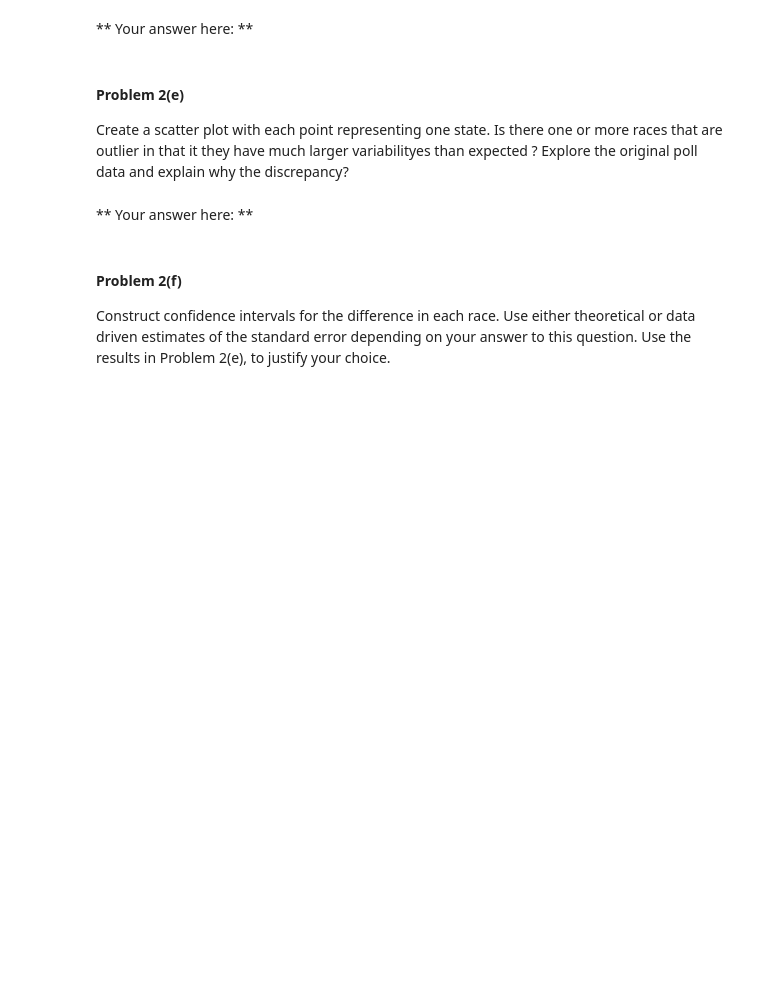
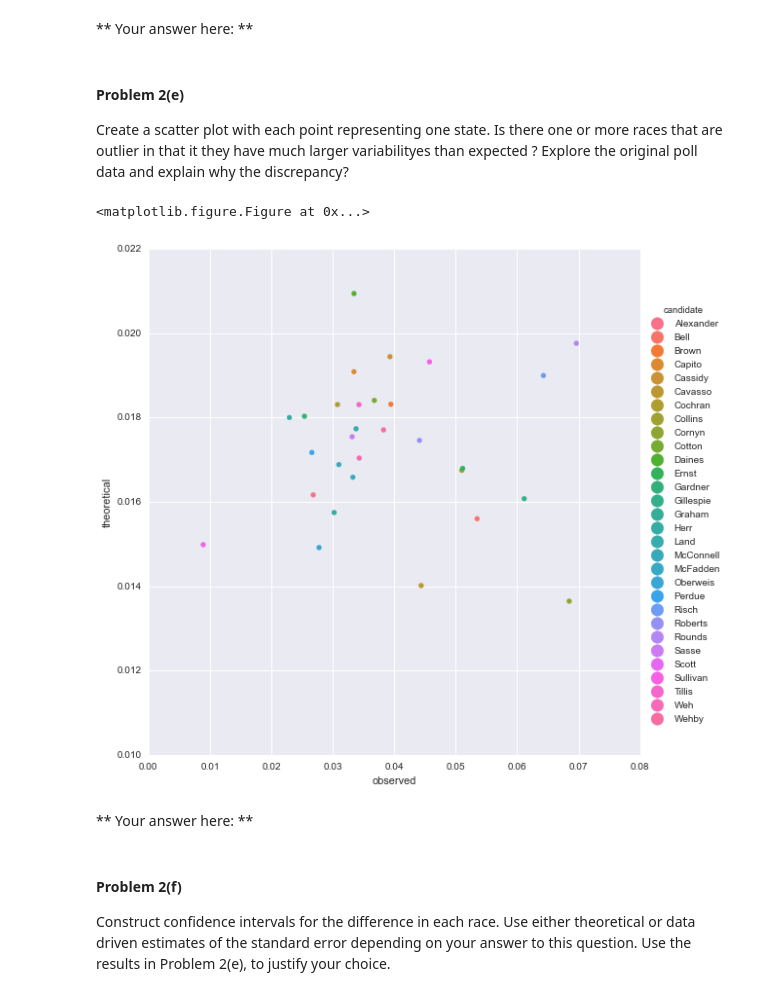
Before and after one commit to dimagalat/CSCI_E-109, a Jupyter notebook: homework/santos_n_hw4/HW4.ipynb, the cells around one changed output. Cells and saved outputs as stored; diff of their text form; code cells hidden in the pictures; blank space fills up the shorter version.

```diff
--- a/homework/santos_n_hw4/HW4.ipynb
+++ b/homework/santos_n_hw4/HW4.ipynb
@@ -245,3 +277,11 @@ Create a scatter plot with each point representing one state. Is there one or mo
+# %%
+plt.figure()
+g = sns.FacetGrid(errors, hue="candidate", size=8)
+g.map(plt.scatter, "observed", "theoretical", s=errors["polls"]*5)
+g.add_legend();
+# %% [output]
+<matplotlib.figure.Figure at 0x...>
+[figure, added]
 # %% [markdown]
 ** Your answer here: **
 # %% [markdown]
```
Also changed, not shown: parts of 7 cells of this notebook, 1 other file.
